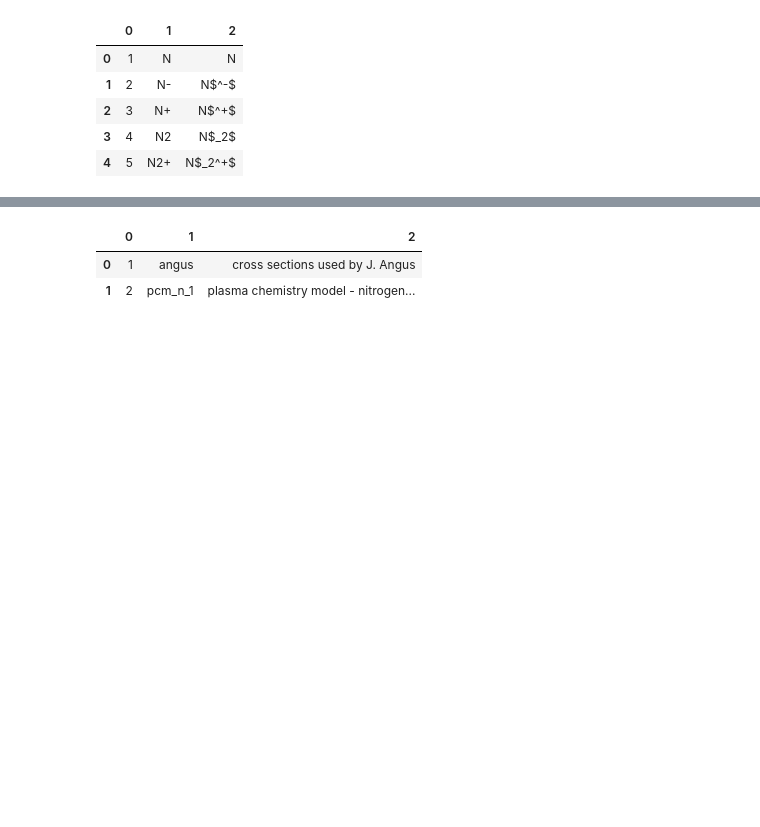
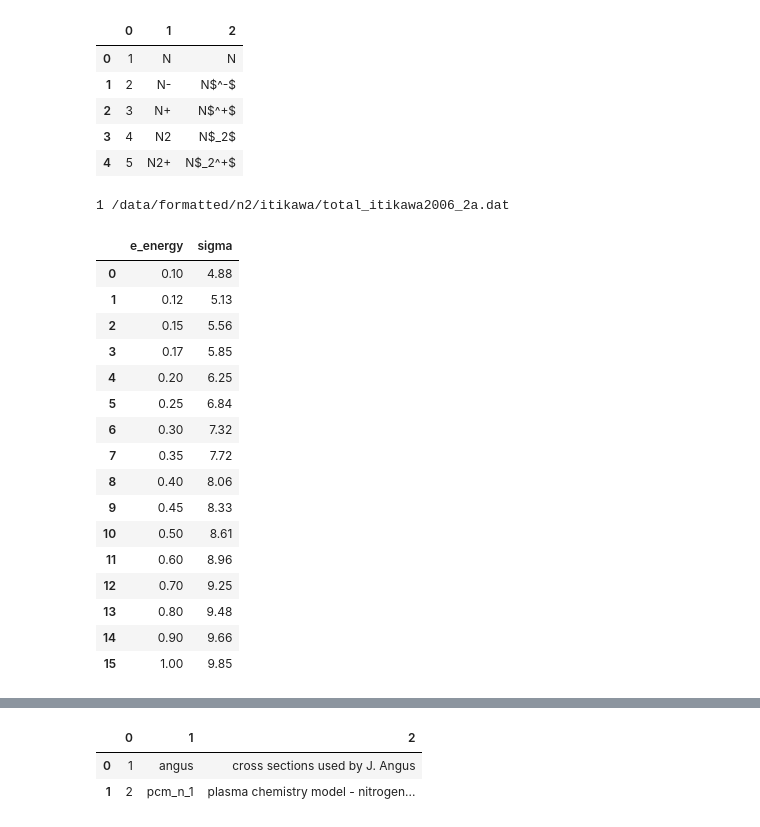
Before and after one commit to USNavalResearchLaboratory/nepc, a Jupyter notebook: examples/eda.ipynb, the cells around one changed output, grey strips where cells are left out. Cells and saved outputs as stored; diff of their text form; code cells hidden in the pictures; blank space fills up the shorter version.

Commit message:
merge Neha's test for checking all data

```diff
--- a/examples/eda.ipynb
+++ b/examples/eda.ipynb
@@ -19,3 +20,35 @@ species
 | 2 | 3 | N+ | N$^+$ |
 | 3 | 4 | N2 | N$_2$ |
 | 4 | 5 | N2+ | N$_2^+$ |
+# %%
+NEPC_HOME = config.nepc_home()
+# %%
+cs_dat_files = pd.read_csv(NEPC_HOME + '/mysql/cs_dat_file.tsv', delimiter='\t')
+# %%
+cs_id=cs_dat_files['cs_id'][0]
+dat_file=cs_dat_files['filename'][0]
+print(cs_id, dat_file)
+# %% [output]
+1 /data/formatted/n2/itikawa/total_itikawa2006_2a.dat
+# %%
+df = pd.read_csv(NEPC_HOME + dat_file, delimiter = '\t', usecols = ['e_energy', 'sigma'])
+# %%
+df
+# %% [output]
+|  | e_energy | sigma |
+| 0 | 0.10 | 4.88 |
+| 1 | 0.12 | 5.13 |
+| 2 | 0.15 | 5.56 |
+| 3 | 0.17 | 5.85 |
+| 4 | 0.20 | 6.25 |
+| 5 | 0.25 | 6.84 |
+| 6 | 0.30 | 7.32 |
+| 7 | 0.35 | 7.72 |
+| 8 | 0.40 | 8.06 |
+| 9 | 0.45 | 8.33 |
+| 10 | 0.50 | 8.61 |
+| 11 | 0.60 | 8.96 |
+| 12 | 0.70 | 9.25 |
+| 13 | 0.80 | 9.48 |
+| 14 | 0.90 | 9.66 |
+| 15 | 1.00 | 9.85 |
```
Also changed, not shown: parts of 3 cells of this notebook, 2 other files.
